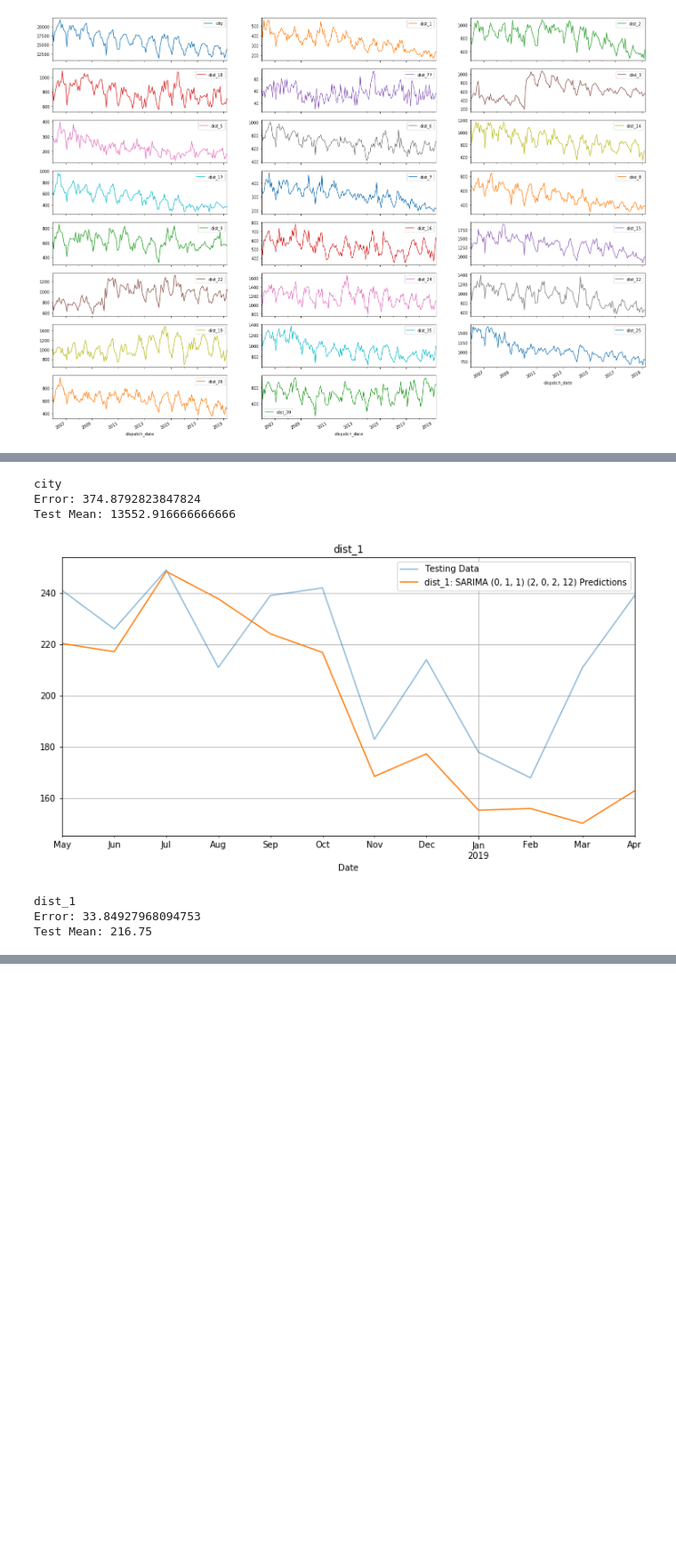
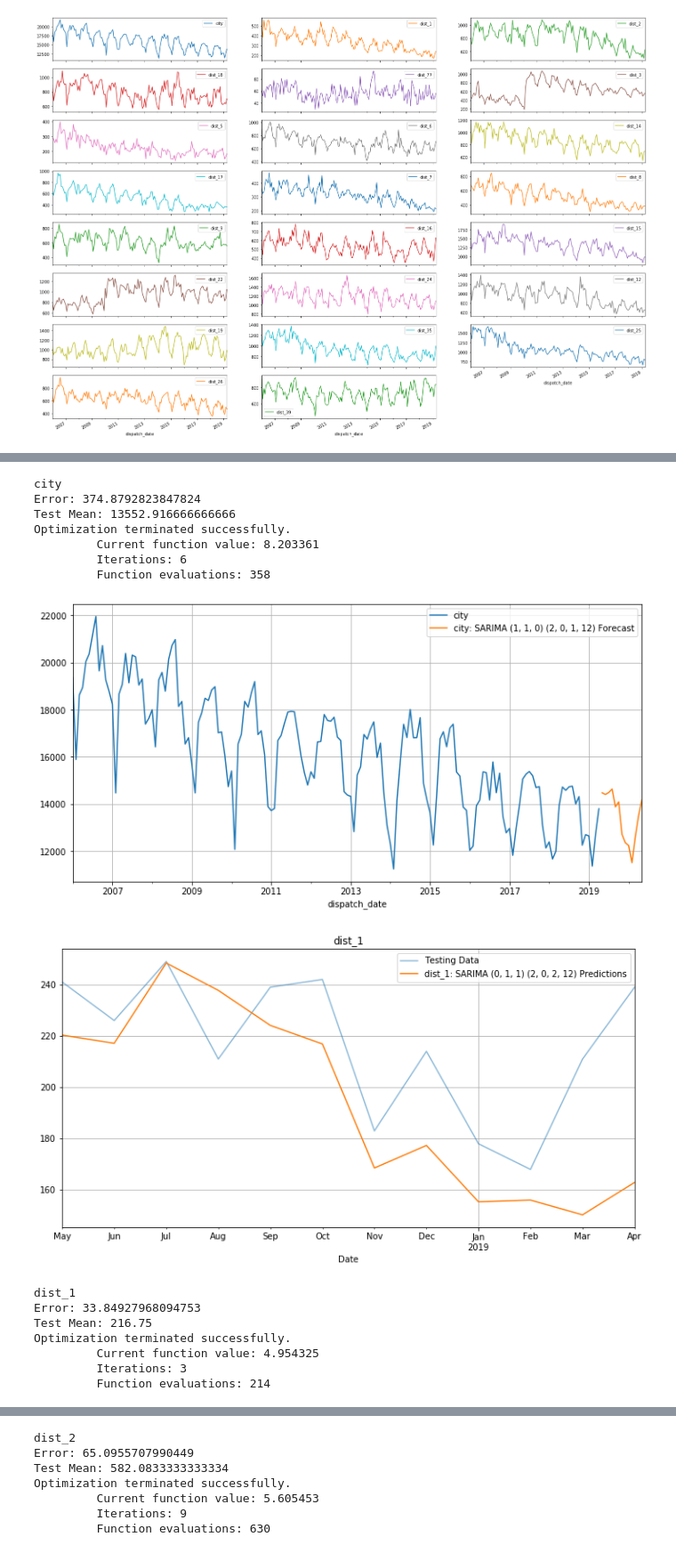
Before and after one commit to emunozlorenzo/DataCopCrimePrediction, a Jupyter notebook: notebooks/05_SARIMA_all_Districts.ipynb, the cells around one changed output, grey strips where cells are left out. Shown at 89% size. Saved outputs shown, nothing was run; the diff lists cells and outputs as text; code cells hidden in the pictures; blank space fills up the shorter version.

Commit message:
SARIMA All Districts

```diff
--- a/notebooks/05_SARIMA_all_Districts.ipynb
+++ b/notebooks/05_SARIMA_all_Districts.ipynb
@@ -81,50 +81,59 @@ for col in columns:
     start = len(train)
     end = len(train) + len(test) - 1
 
     # typ= 'levels' to return the differenced values to the original units
     preds = results.predict(start=start,end=end,typ='levels').rename('%s: SARIMA %s %s Predictions'%(col,order,seasonal_order))
 
     # Saving our predictions in a DataFrame
     predictions[col] = preds
 
     test[col].plot(figsize=(12,6),legend=True,alpha=0.5,label='Testing Data')
     preds.plot(legend=True,alpha=1)
     plt.grid(True)
     plt.xlabel('Date')
     plt.title(col)
     plt.show();
 
     ######## Evaluating the model ########
 
     error = rmse(test[col],preds) # Compare it with test.mean()
     print('%s\nError: %s\nTest Mean: %s'%(col,error,test[col].mean()))
 
-#     ######## Forecasting for Future Data ########
+    ######## Forecasting for Future Data ########
 
-#     # Refit with all the Data
-#     model = SARIMAX(df[col],order=order,seasonal_order=seasonal_order) # Order is chosen from Pyramid ARIMA
-#     results = model.fit(method='bfgs')
+    # Refit with all the Data
+    model = SARIMAX(df[col],order=order,seasonal_order=seasonal_order) # Order is chosen from Pyramid ARIMA
+    results = model.fit(method='powell')
 
-#     # Forecasting
-#     start = len(df)
-#     end = len(df) + 12
-#     # typ= 'levels' to return the differenced values to the original units
-#     forecasted_values = results.predict(start=start,end=end,typ='levels').rename('%s: SARIMA %s %s Forecast'%(col,order,seasonal_order))
+    # Forecasting
+    start = len(df)
+    end = len(df) + 12
+    # typ= 'levels' to return the differenced values to the original units
+    forecasted_values = results.predict(start=start,end=end,typ='levels').rename('%s: SARIMA %s %s Forecast'%(col,order,seasonal_order))
 
-#     # Saving our forecast values in a DataFrame
-#     forecast[col] = forecasted_values
+    # Saving our forecast values in a DataFrame
+    forecast[col] = forecasted_values
 
-#     # Plotting
-#     df[col].plot(figsize=(12,6),legend=True)
-#     forecasted_values.plot(legend=True)
-#     plt.grid(True)
-#     plt.show();
+    # Plotting
+    df[col].plot(figsize=(12,6),legend=True)
+    forecasted_values.plot(legend=True)
+    plt.grid(True)
+    plt.show();
 # %% [output]
 [figure]
 city
 Error: 374.8792823847824
 Test Mean: 13552.916666666666
+Optimization terminated successfully.
+         Current function value: 8.203361
+         Iterations: 6
+         Function evaluations: 358
-[figure, old version]
+[figure, new version]
+[figure, added]
 dist_1
 Error: 33.84927968094753
 Test Mean: 216.75
+Optimization terminated successfully.
+         Current function value: 4.954325
+         Iterations: 3
+         Function evaluations: 214
@@ -130,0 +142,7 @@ Test Mean: 216.75
+dist_2
+Error: 65.0955707990449
+Test Mean: 582.0833333333334
+Optimization terminated successfully.
+         Current function value: 5.605453
+         Iterations: 9
+         Function evaluations: 630
```
Also changed, not shown: parts of 8 cells of this notebook.
